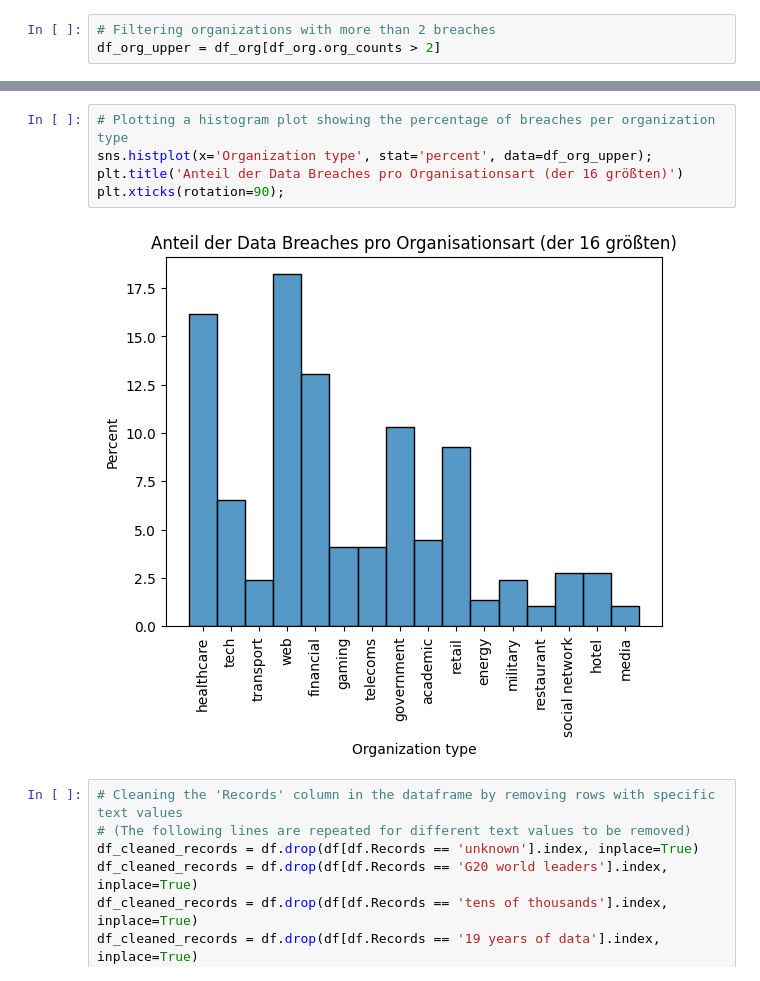
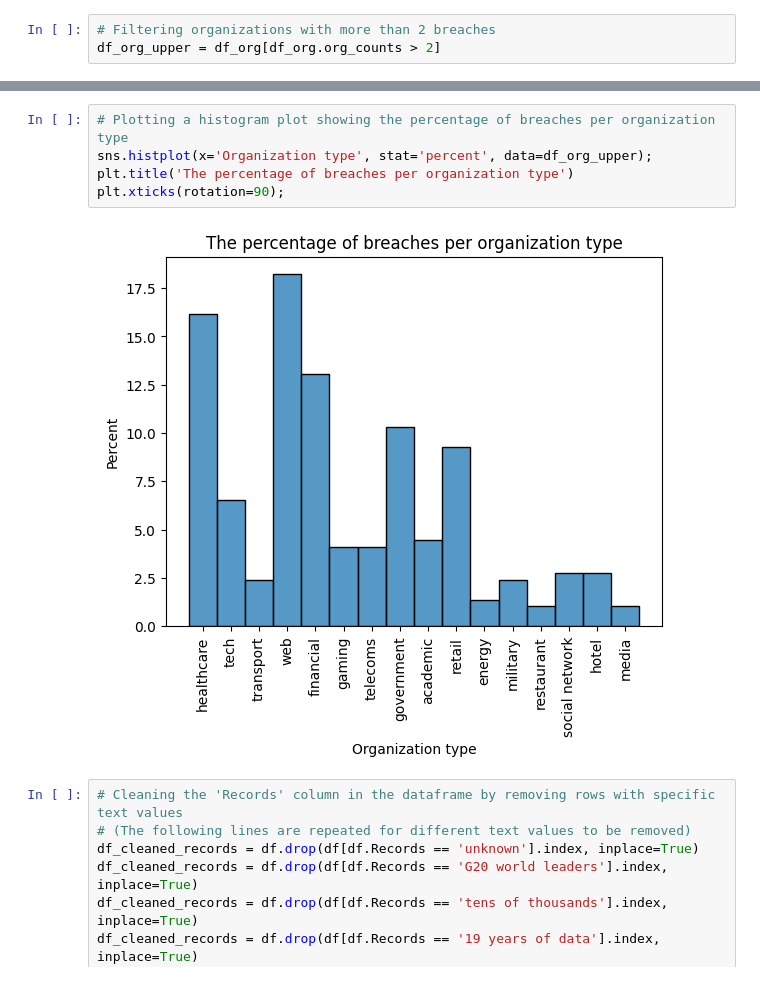
Before and after one commit to Jom123410/280222, a Jupyter notebook: Cyber_Security_Breaches.ipynb, the cells around one changed output, grey strips where cells are left out. Drawn from its saved outputs; the diff is of its cells as text.

```diff
--- a/Cyber_Security_Breaches.ipynb
+++ b/Cyber_Security_Breaches.ipynb
@@ -289,10 +289,10 @@ plt.xticks(rotation=90);
 # %%
 # Plotting a histogram plot showing the percentage of breaches per organization type
 sns.histplot(x='Organization type', stat='percent', data=df_org_upper);
-plt.title('Anteil der Data Breaches pro Organisationsart (der 16 größten)')
+plt.title('The percentage of breaches per organization type')
 plt.xticks(rotation=90);
 # %% [output]
-[figure, old version]
+[figure, new version]
 # %%
 # Cleaning the 'Records' column in the dataframe by removing rows with specific text values
 # (The following lines are repeated for different text values to be removed)
```
Also changed, not shown: parts of 11 cells of this notebook.
